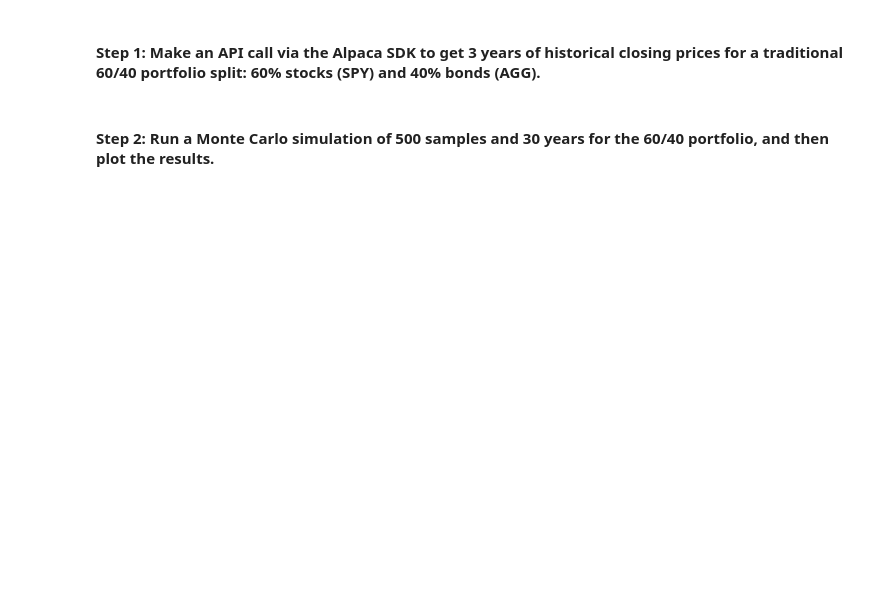
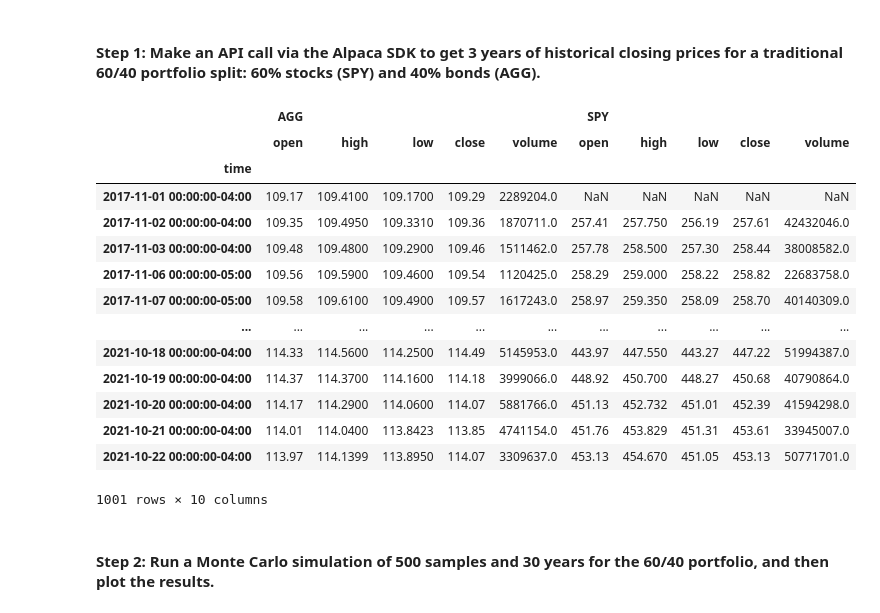
Before and after one commit to endie5/Challenge5, a Jupyter notebook: financial_planning_tools.ipynb, the cells around one changed output. Saved outputs shown, nothing was run; the diff lists cells and outputs as text; code cells hidden in the pictures; blank space fills up the shorter version.

Commit message:
This is close to complete

```diff
--- a/financial_planning_tools.ipynb
+++ b/financial_planning_tools.ipynb
@@ -437,14 +440,36 @@ In this section, you’ll use the MCForecastTools library to create a Monte Carl
 # %%
 # Use the Alpaca get_barset function to make the API call to get the 3 years worth of pricing data
 # The tickers and timeframe parameters should have been set in Part 1 of this activity
 # The start and end dates should be updated with the information set above
 # Remember to add the df property to the end of the call so the response is returned as a DataFrame
-# YOUR CODE HERE
+ticker_data = api.get_barset(tickers,
+               time_frame,
+               start = start_3_years_date,
+               end = end_3_years_date,
+               limit = sim_num
+                ).df
 
 
 # Display both the first and last five rows of the DataFrame
-# YOUR CODE HERE
-# YOUR CODE HERE
+# display(MC_tickers.head())
+# MC_tickers.tail()
+ticker_data
+# %% [output]
+|  | AGG |  |  |  |  | SPY |  |  |  |  |
+|  | open | high | low | close | volume | open | high | low | close | volume |
+| time |  |  |  |  |  |  |  |  |  |  |
+| 2017-11-01 00:00:00-04:00 | 109.17 | 109.4100 | 109.1700 | 109.29 | 2289204.0 | NaN | NaN | NaN | NaN | NaN |
+| 2017-11-02 00:00:00-04:00 | 109.35 | 109.4950 | 109.3310 | 109.36 | 1870711.0 | 257.41 | 257.750 | 256.19 | 257.61 | 42432046.0 |
+| 2017-11-03 00:00:00-04:00 | 109.48 | 109.4800 | 109.2900 | 109.46 | 1511462.0 | 257.78 | 258.500 | 257.30 | 258.44 | 38008582.0 |
+| 2017-11-06 00:00:00-05:00 | 109.56 | 109.5900 | 109.4600 | 109.54 | 1120425.0 | 258.29 | 259.000 | 258.22 | 258.82 | 22683758.0 |
+| 2017-11-07 00:00:00-05:00 | 109.58 | 109.6100 | 109.4900 | 109.57 | 1617243.0 | 258.97 | 259.350 | 258.09 | 258.70 | 40140309.0 |
+| ... | ... | ... | ... | ... | ... | ... | ... | ... | ... | ... |
+| 2021-10-18 00:00:00-04:00 | 114.33 | 114.5600 | 114.2500 | 114.49 | 5145953.0 | 443.97 | 447.550 | 443.27 | 447.22 | 51994387.0 |
+| 2021-10-19 00:00:00-04:00 | 114.37 | 114.3700 | 114.1600 | 114.18 | 3999066.0 | 448.92 | 450.700 | 448.27 | 450.68 | 40790864.0 |
+| 2021-10-20 00:00:00-04:00 | 114.17 | 114.2900 | 114.0600 | 114.07 | 5881766.0 | 451.13 | 452.732 | 451.01 | 452.39 | 41594298.0 |
+| 2021-10-21 00:00:00-04:00 | 114.01 | 114.0400 | 113.8423 | 113.85 | 4741154.0 | 451.76 | 453.829 | 451.31 | 453.61 | 33945007.0 |
+| 2021-10-22 00:00:00-04:00 | 113.97 | 114.1399 | 113.8950 | 114.07 | 3309637.0 | 453.13 | 454.670 | 451.05 | 453.13 | 50771701.0 |
+1001 rows × 10 columns
 # %% [markdown]
 #### Step 2: Run a Monte Carlo simulation of 500 samples and 30 years for the 60/40 portfolio, and then plot the results.
 # %%
```
Also changed, not shown: parts of 19 cells of this notebook, 1 other file.
